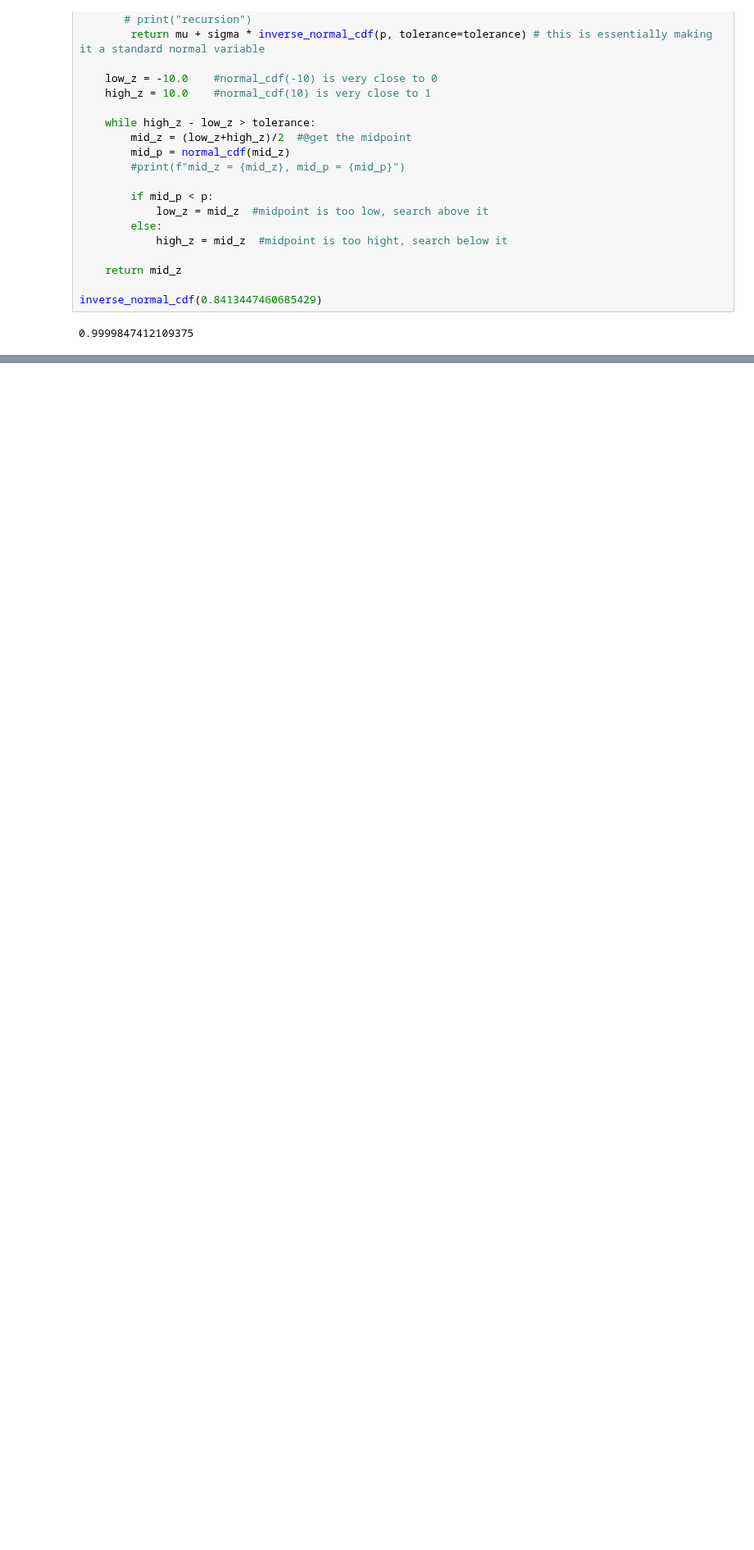
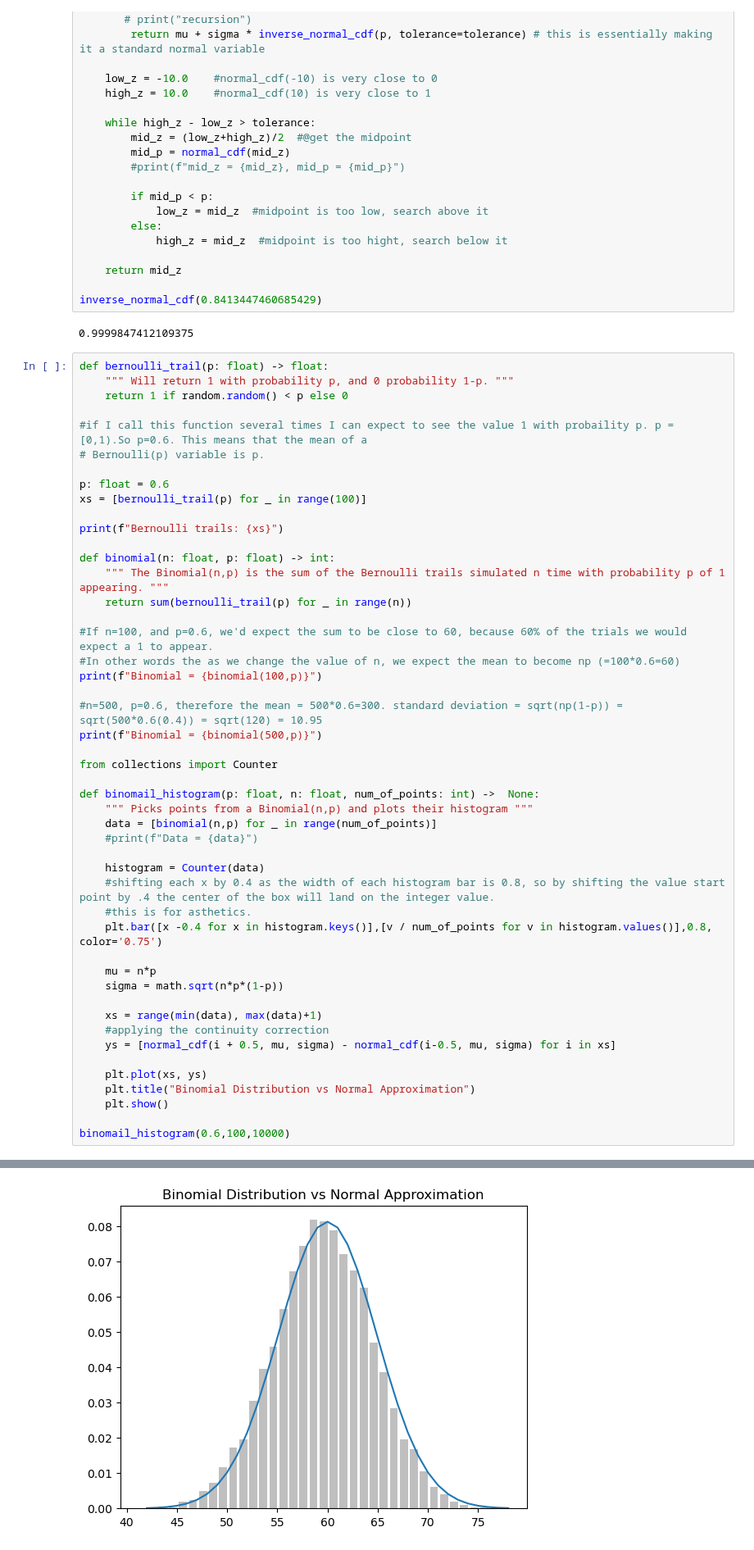
Before and after one commit to inthelabs/learning-data-science, a Jupyter notebook: CH6-Probability.ipynb, the cells around one changed output, grey strips where cells are left out. Shown at 82% size. Drawn from its saved outputs; the diff is of its cells as text; blank space fills up the shorter version.

```diff
--- a/CH6-Probability.ipynb
+++ b/CH6-Probability.ipynb
@@ -317,3 +317,52 @@ def inverse_normal_cdf(p: float, mu: float=0, sigma: float=1, tolerance: float =
 inverse_normal_cdf(0.8413447460685429)
 # %% [output]
 0.9999847412109375
+# %%
+def bernoulli_trail(p: float) -> float:
+    """ Will return 1 with probability p, and 0 probability 1-p. """
+    return 1 if random.random() < p else 0
+
+#if I call this function several times I can expect to see the value 1 with probaility p. p = [0,1).So p=0.6. This means that the mean of a
+# Bernoulli(p) variable is p.
+
+p: float = 0.6
+xs = [bernoulli_trail(p) for _ in range(100)]
+
+print(f"Bernoulli trails: {xs}")
+
+def binomial(n: float, p: float) -> int:
+    """ The Binomial(n,p) is the sum of the Bernoulli trails simulated n time with probability p of 1 appearing. """
+    return sum(bernoulli_trail(p) for _ in range(n))
+
+#If n=100, and p=0.6, we'd expect the sum to be close to 60, because 60% of the trials we would expect a 1 to appear.
+#In other words the as we change the value of n, we expect the mean to become np (=100*0.6=60)
+print(f"Binomial = {binomial(100,p)}")
+
+#n=500, p=0.6, therefore the mean = 500*0.6=300. standard deviation = sqrt(np(1-p)) = sqrt(500*0.6(0.4)) = sqrt(120) = 10.95
+print(f"Binomial = {binomial(500,p)}")
+
+from collections import Counter
+
+def binomail_histogram(p: float, n: float, num_of_points: int) ->  None:
+    """ Picks points from a Binomial(n,p) and plots their histogram """
+    data = [binomial(n,p) for _ in range(num_of_points)]
+    #print(f"Data = {data}")
+
+    histogram = Counter(data)
+    #shifting each x by 0.4 as the width of each histogram bar is 0.8, so by shifting the value start point by .4 the center of the box will land on the integer value.
+    #this is for asthetics.
+    plt.bar([x -0.4 for x in histogram.keys()],[v / num_of_points for v in histogram.values()],0.8, color='0.75')
+
+    mu = n*p
+    sigma = math.sqrt(n*p*(1-p))
+
+    xs = range(min(data), max(data)+1)
+    #applying the continuity correction
+    ys = [normal_cdf(i + 0.5, mu, sigma) - normal_cdf(i-0.5, mu, sigma) for i in xs]
+
+    plt.plot(xs, ys)
+    plt.title("Binomial Distribution vs Normal Approximation")
+    plt.show()
+
+binomail_histogram(0.6,100,10000)
+# %% [output]
@@ -319,0 +372 @@ inverse_normal_cdf(0.8413447460685429)
+[figure, added]
```
Also changed, not shown: parts of 1 cell of this notebook, 5 other files.
